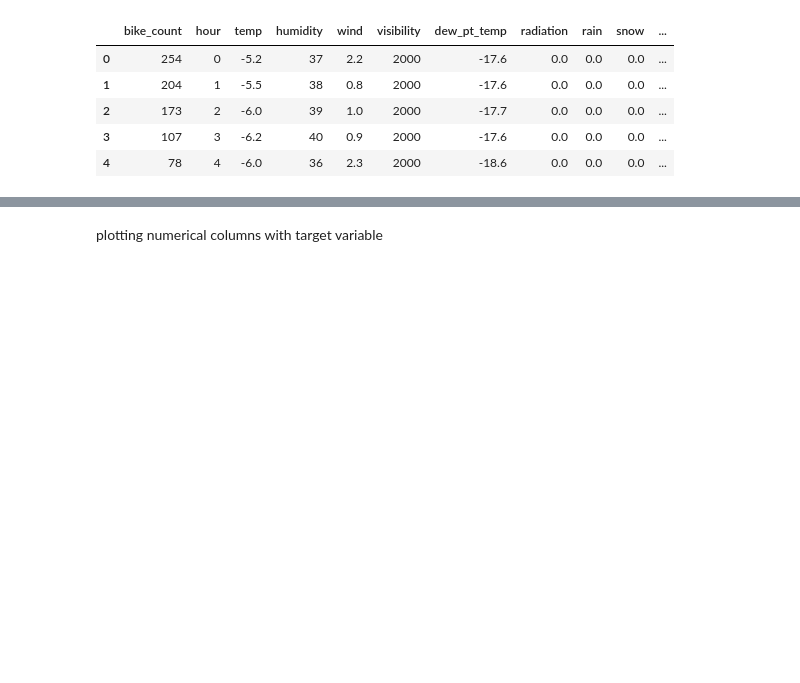
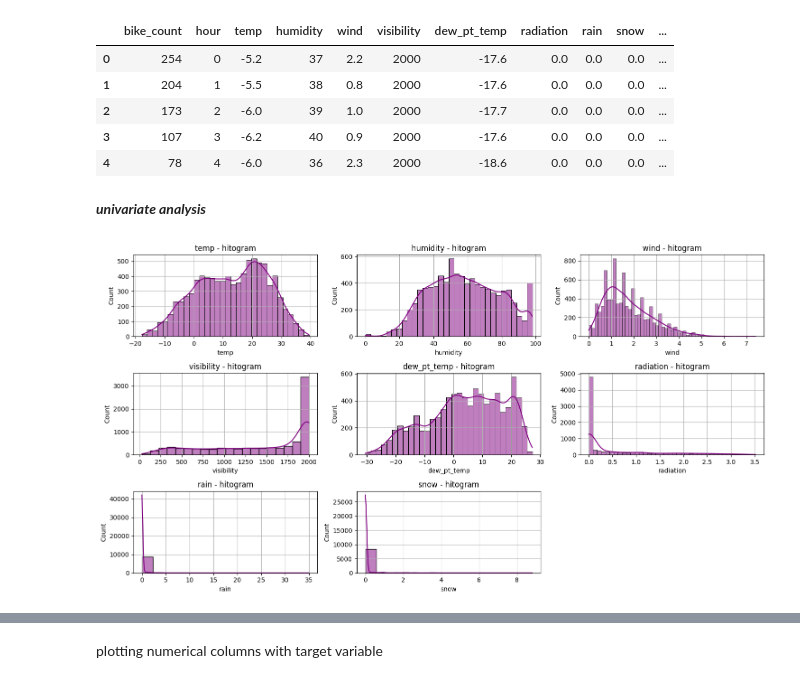
Before and after one commit to Pradeep1070/Seoul-Bike-Sharing-Demand-Prediction, a Jupyter notebook: EDA_seoul_bike_rental_prediction.ipynb, the cells around one changed output, grey strips where cells are left out. Cells and saved outputs as stored; diff of their text form; code cells hidden in the pictures; blank space fills up the shorter version.

```diff
--- a/EDA_seoul_bike_rental_prediction.ipynb
+++ b/EDA_seoul_bike_rental_prediction.ipynb
@@ -81,3 +81,33 @@ target = df['bike_count']
 
 cat_features = features.select_dtypes(exclude='number')
 num_features = features.select_dtypes(include='number')
+# %% [markdown]
+***univariate analysis***
+# %%
+num_plots = len(num_features.columns)
+num_cols = 3 #plots_per_col
+if num_plots % num_cols>0:
+  num_rows = (num_plots // num_cols) + 1
+else:
+  num_rows = (num_plots // num_cols)
+
+fig, axes = plt.subplots(nrows=num_rows, ncols=num_cols, figsize=(15, 8))
+
+# Flatten the axes array to simplify indexing
+axes = axes.flatten()
+
+for i, column in enumerate(num_features.columns):
+    sns.histplot(num_features[column], kde=True, color='purple', ax=axes[i])
+    axes[i].set_title(f'{column} - hitogram')
+    # axes[i].set_xlabel(column)
+    # axes[i].set_ylabel('bike_count')
+    axes[i].grid(True)
+
+# Hide unused subplots
+for j in range(num_plots, num_rows * num_cols): #empty plots range
+    fig.delaxes(axes[j])
+
+plt.tight_layout()
+plt.show()
+# %% [output]
+[figure, added]
```
Also changed, not shown: parts of 2 cells of this notebook.
